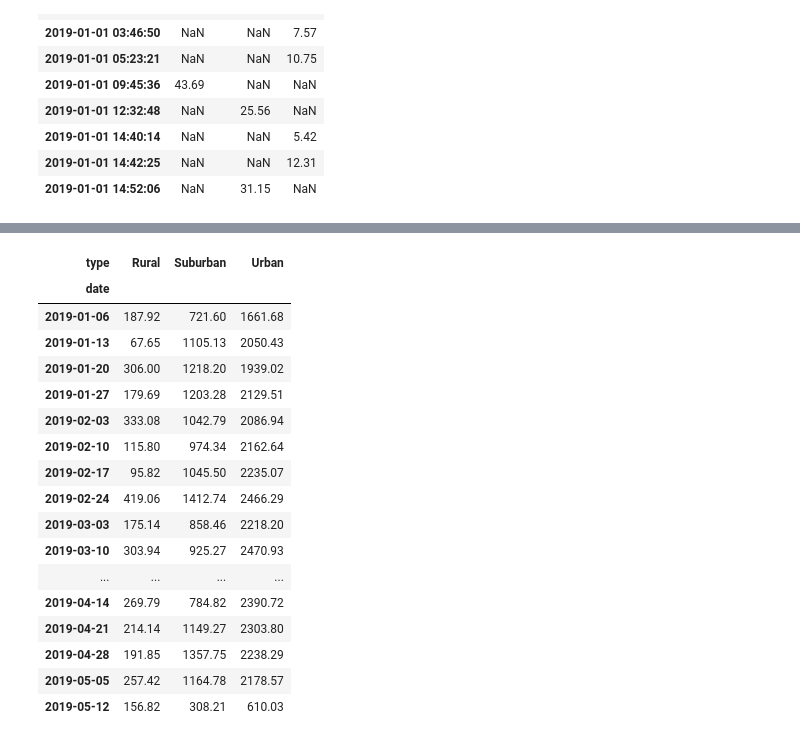
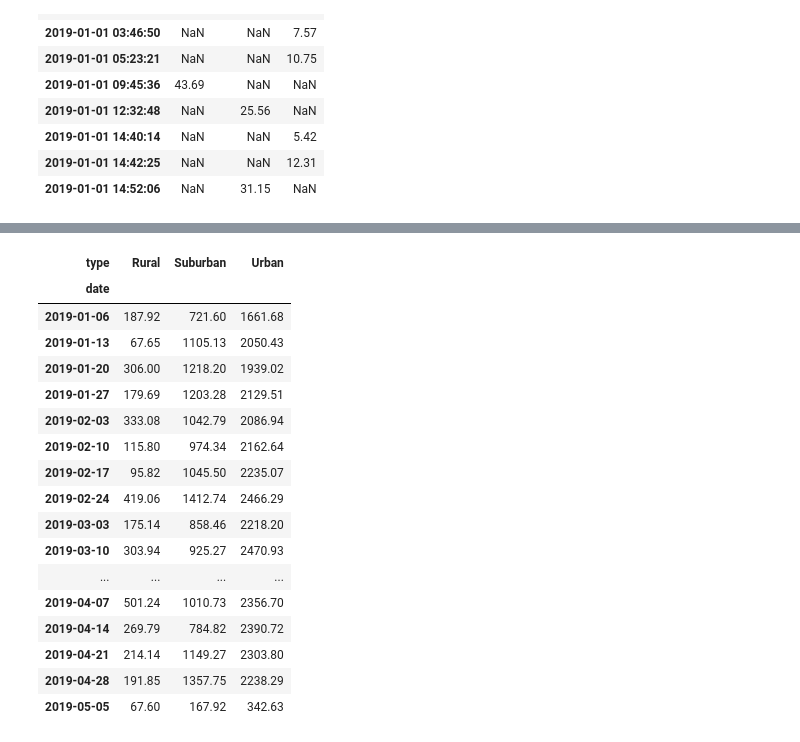
Before and after one commit to Poonsri14/PyBer_Analysis, a Jupyter notebook: PyBer_Challenge.ipynb, the cells around one changed output, grey strips where cells are left out. Cells and saved outputs as stored; diff of their text form; code cells hidden in the pictures.

```diff
--- a/PyBer_Challenge.ipynb
+++ b/PyBer_Challenge.ipynb
@@ -193,4 +193,4 @@ new_pyber_data_pivot.head(10)
 # %%
 # 5. Create a new DataFrame from the pivot table DataFrame using loc on the given dates, '2019-01-01':'2019-04-29'.
 
-new_pyber_data_pivot.loc['2019-01-01':'2019-04-29']
+pyber_data_jan_apr = new_pyber_data_pivot.loc['2019-01-01':'2019-04-29']
@@ -212,8 +197,8 @@ new_pyber_data_pivot.loc['2019-01-01':'2019-04-29']
 # %%
 # 6. Set the "date" index to datetime datatype. This is necessary to use the resample() method in Step 8.
 # df.index = pd.to_datetime(df.index)
-new_pyber_data_pivot.index = pd.to_datetime(new_pyber_data_pivot.index)
-new_pyber_data_pivot
+pyber_data_jan_apr.index = pd.to_datetime(pyber_data_jan_apr.index)
+pyber_data_jan_apr
 # %% [output]
 | type | Rural | Suburban | Urban |
 | date |  |  |  |
@@ -246,26 +231,26 @@ memory usage: 74.2 KB
 # %%
 # 8. Create a new DataFrame using the "resample()" function by week 'W' and get the sum of the fares for each week.
-new_pyber_data_pivot_week = new_pyber_data_pivot.resample("w").sum()
-new_pyber_data_pivot_week
+pyber_data_jan_apr_week = pyber_data_jan_apr.resample("w").sum()
+pyber_data_jan_apr_week
 # %% [output]
 | type | Rural | Suburban | Urban |
 | date |  |  |  |
 | 2019-01-06 | 187.92 | 721.60 | 1661.68 |
 | 2019-01-13 | 67.65 | 1105.13 | 2050.43 |
 | 2019-01-20 | 306.00 | 1218.20 | 1939.02 |
 | 2019-01-27 | 179.69 | 1203.28 | 2129.51 |
 | 2019-02-03 | 333.08 | 1042.79 | 2086.94 |
 | 2019-02-10 | 115.80 | 974.34 | 2162.64 |
 | 2019-02-17 | 95.82 | 1045.50 | 2235.07 |
 | 2019-02-24 | 419.06 | 1412.74 | 2466.29 |
 | 2019-03-03 | 175.14 | 858.46 | 2218.20 |
 | 2019-03-10 | 303.94 | 925.27 | 2470.93 |
 | ... | ... | ... | ... |
+| 2019-04-07 | 501.24 | 1010.73 | 2356.70 |
 | 2019-04-14 | 269.79 | 784.82 | 2390.72 |
 | 2019-04-21 | 214.14 | 1149.27 | 2303.80 |
 | 2019-04-28 | 191.85 | 1357.75 | 2238.29 |
-| 2019-05-05 | 257.42 | 1164.78 | 2178.57 |
-| 2019-05-12 | 156.82 | 308.21 | 610.03 |
+| 2019-05-05 | 67.60 | 167.92 | 342.63 |
 # %%
 # 8. Using the object-oriented interface method, plot the resample DataFrame using the df.plot() function.
 
```
Also changed, not shown: parts of 4 cells of this notebook, 3 other files.
